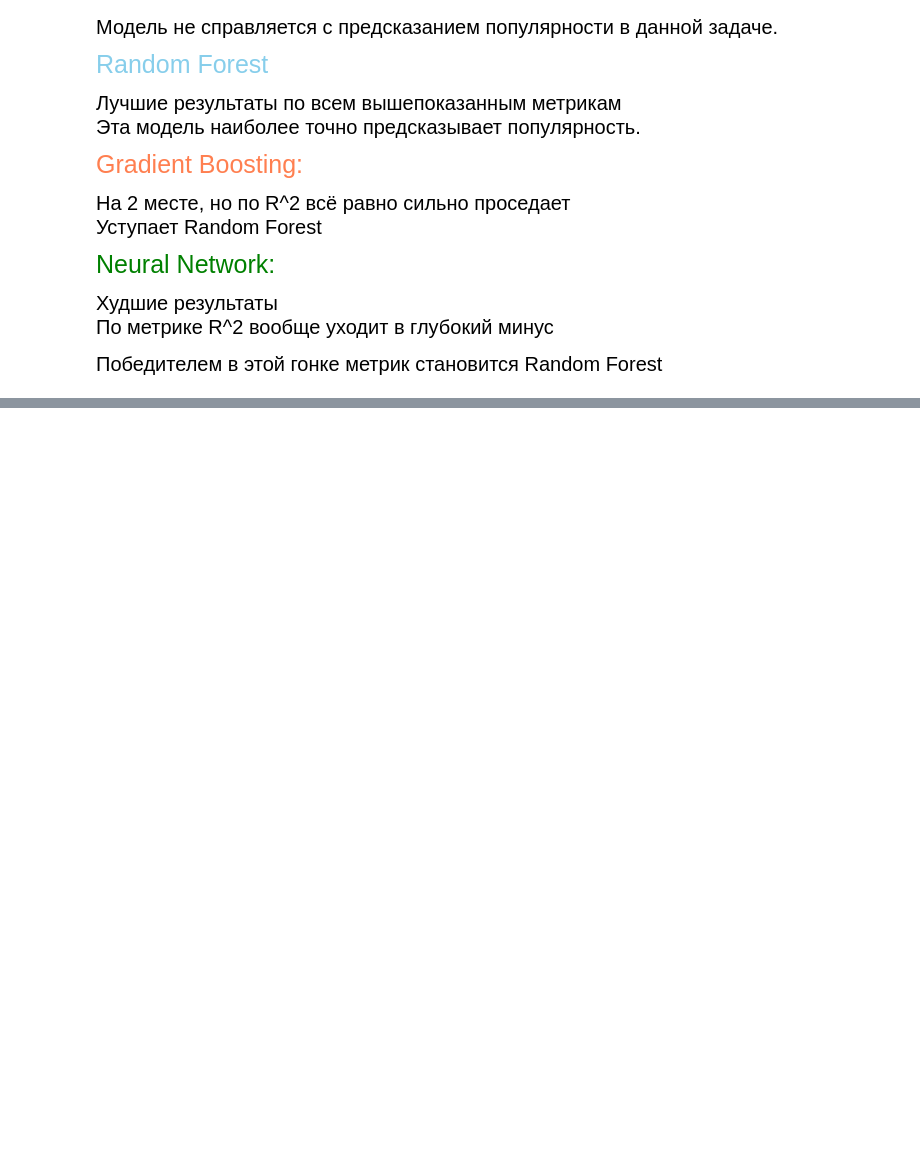
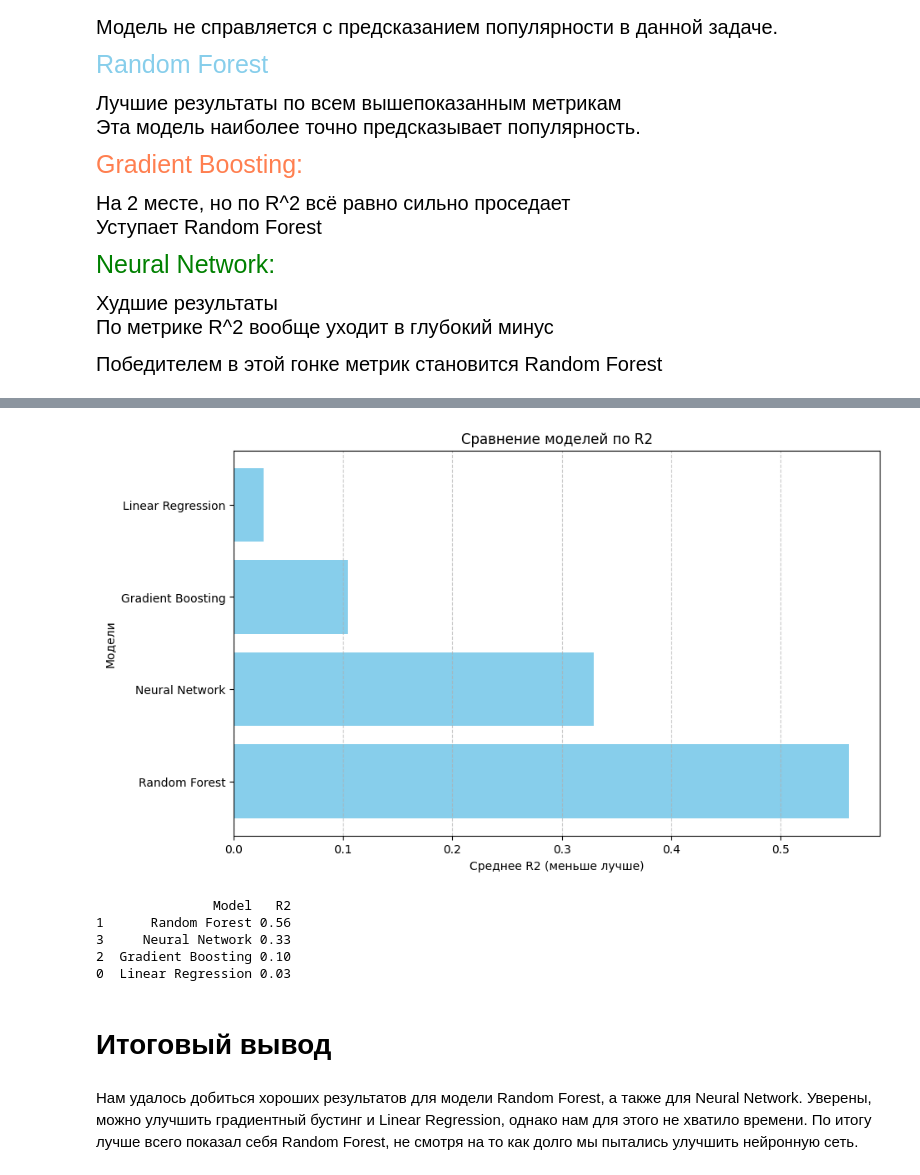
Before and after one commit to ratherbot/ML_project, a Jupyter notebook: primer.ipynb, the cells around one changed output, grey strips where cells are left out. Drawn from its saved outputs; the diff is of its cells as text; code cells hidden in the pictures; blank space fills up the shorter version.

```diff
--- a/primer.ipynb
+++ b/primer.ipynb
@@ -869,0 +2030,22 @@ print(metrics_df[['Model', 'R2']])
+# %%
+plt.figure(figsize=(10, 6))
+plt.barh(metrics_df['Model'], metrics_df['R2'], color='skyblue')
+plt.xlabel("Среднее R2 (меньше лучше)")
+plt.ylabel("Модели")
+plt.title("Сравнение моделей по R2")
+plt.grid(axis='x', linestyle='--', alpha=0.7)
+plt.show()
+
+# Выводим таблицу с результатами
+print(metrics_df[['Model', 'R2']])
+# %% [output]
+[figure, added]
+               Model   R2
+1      Random Forest 0.56
+3     Neural Network 0.33
+2  Gradient Boosting 0.10
+0  Linear Regression 0.03
+# %% [markdown]
+# Итоговый вывод
+# %% [markdown]
+Нам удалось добиться хороших результатов для модели Random Forest, а также для Neural Network. Уверены, можно улучшить градиентный бустинг и Linear Regression, однако нам для этого не хватило времени. По итогу лучше всего показал себя Random Forest, не смотря на то как долго мы пытались улучшить нейронную сеть.
```
Also changed, not shown: parts of 50 cells of this notebook.
